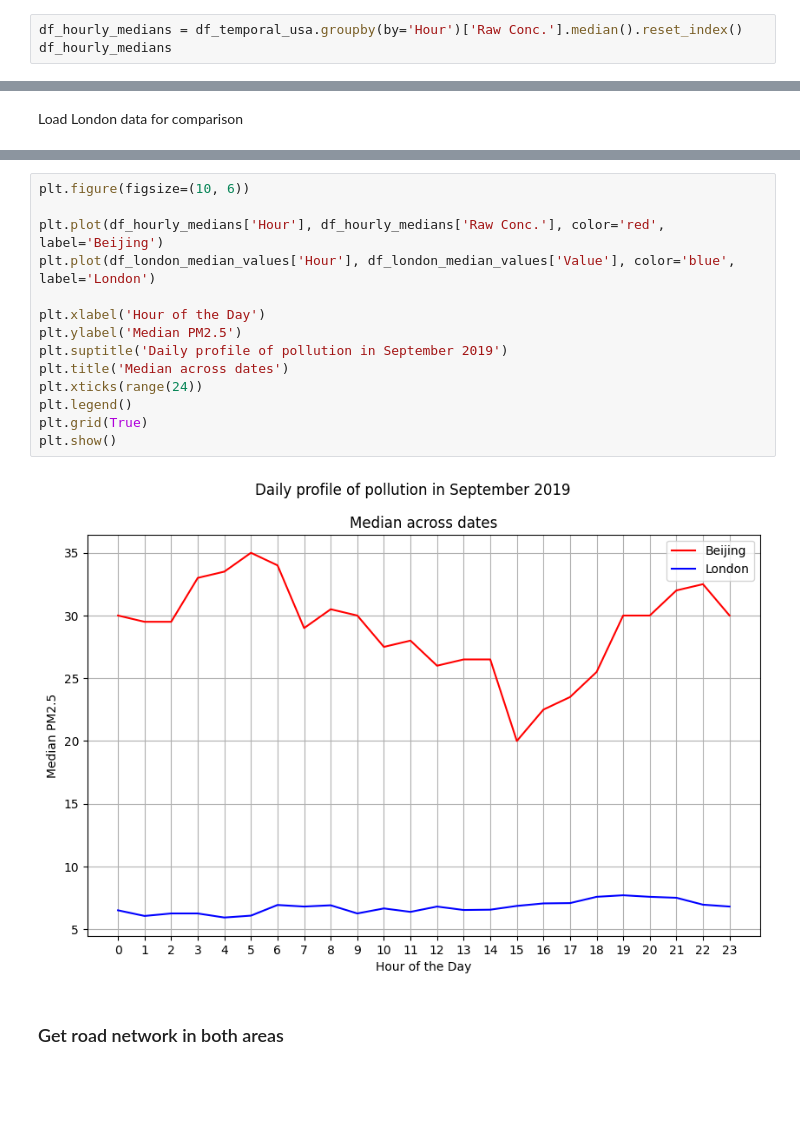
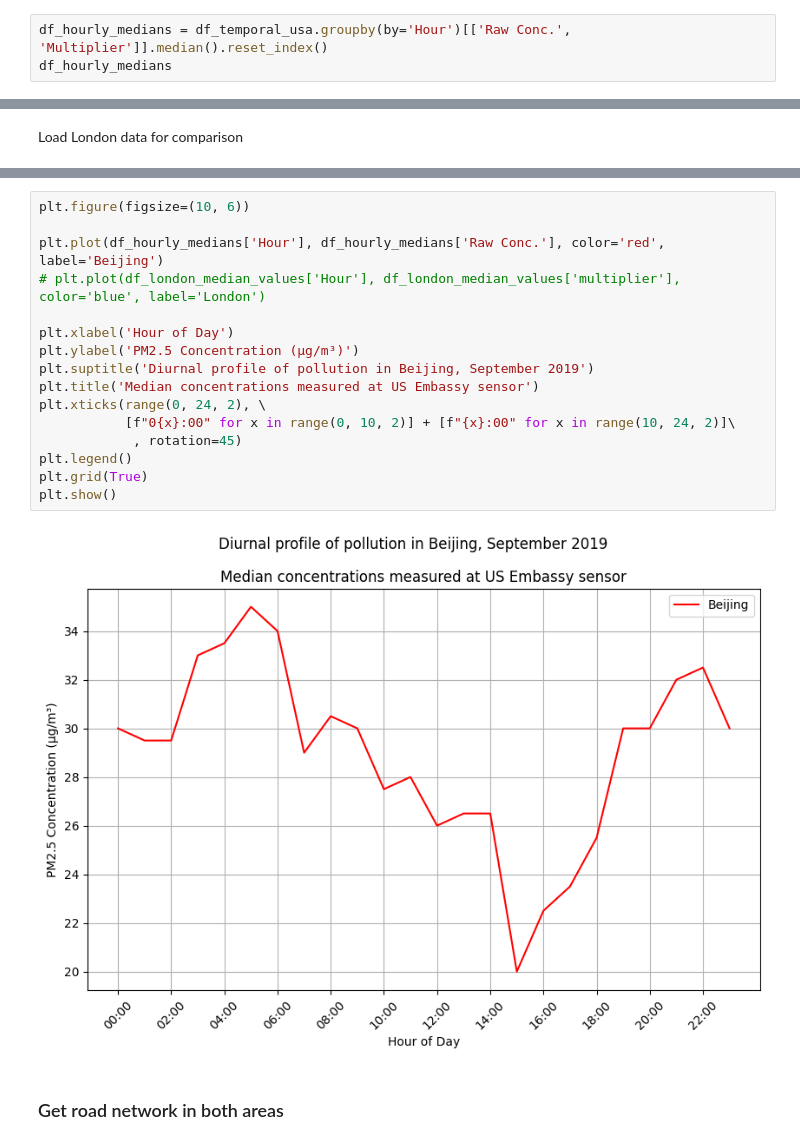
Before and after one commit to enussl/Air-Quality-Gaussian-Process, a Jupyter notebook: Current Code/Beijing_Data_Simulation.ipynb, the cells around one changed output, grey strips where cells are left out. Cells and saved outputs as stored; diff of their text form; blank space fills up the shorter version.

```diff
--- a/Current Code/Beijing_Data_Simulation.ipynb
+++ b/Current Code/Beijing_Data_Simulation.ipynb
@@ -81,6 +95,6 @@ df_temporal_usa.to_csv("df_temporal_usa.csv", index=False)
 # %% [markdown]
 Plot diurnal profile
 # %%
-df_hourly_medians = df_temporal_usa.groupby(by='Hour')['Raw Conc.'].median().reset_index()
+df_hourly_medians = df_temporal_usa.groupby(by='Hour')[['Raw Conc.', 'Multiplier']].median().reset_index()
 df_hourly_medians
 # %% [output]
@@ -116,19 +144,21 @@ df_london_median_values.head()
 # %%
 plt.figure(figsize=(10, 6))
 
 plt.plot(df_hourly_medians['Hour'], df_hourly_medians['Raw Conc.'], color='red', label='Beijing')
-plt.plot(df_london_median_values['Hour'], df_london_median_values['Value'], color='blue', label='London')
+# plt.plot(df_london_median_values['Hour'], df_london_median_values['multiplier'], color='blue', label='London')
 
-plt.xlabel('Hour of the Day')
-plt.ylabel('Median PM2.5')
-plt.suptitle('Daily profile of pollution in September 2019')
-plt.title('Median across dates')
-plt.xticks(range(24))
+plt.xlabel('Hour of Day')
+plt.ylabel('PM2.5 Concentration (µg/m³)')
+plt.suptitle('Diurnal profile of pollution in Beijing, September 2019')
+plt.title('Median concentrations measured at US Embassy sensor')
+plt.xticks(range(0, 24, 2), \
+           [f"0{x}:00" for x in range(0, 10, 2)] + [f"{x}:00" for x in range(10, 24, 2)]\
+            , rotation=45)
 plt.legend()
 plt.grid(True)
 plt.show()
 # %% [output]
-[figure, old version]
+[figure, new version]
 # %% [markdown]
 ### Get road network in both areas
 # %%
```
Also changed, not shown: parts of 3 cells of this notebook, 1 other file.
